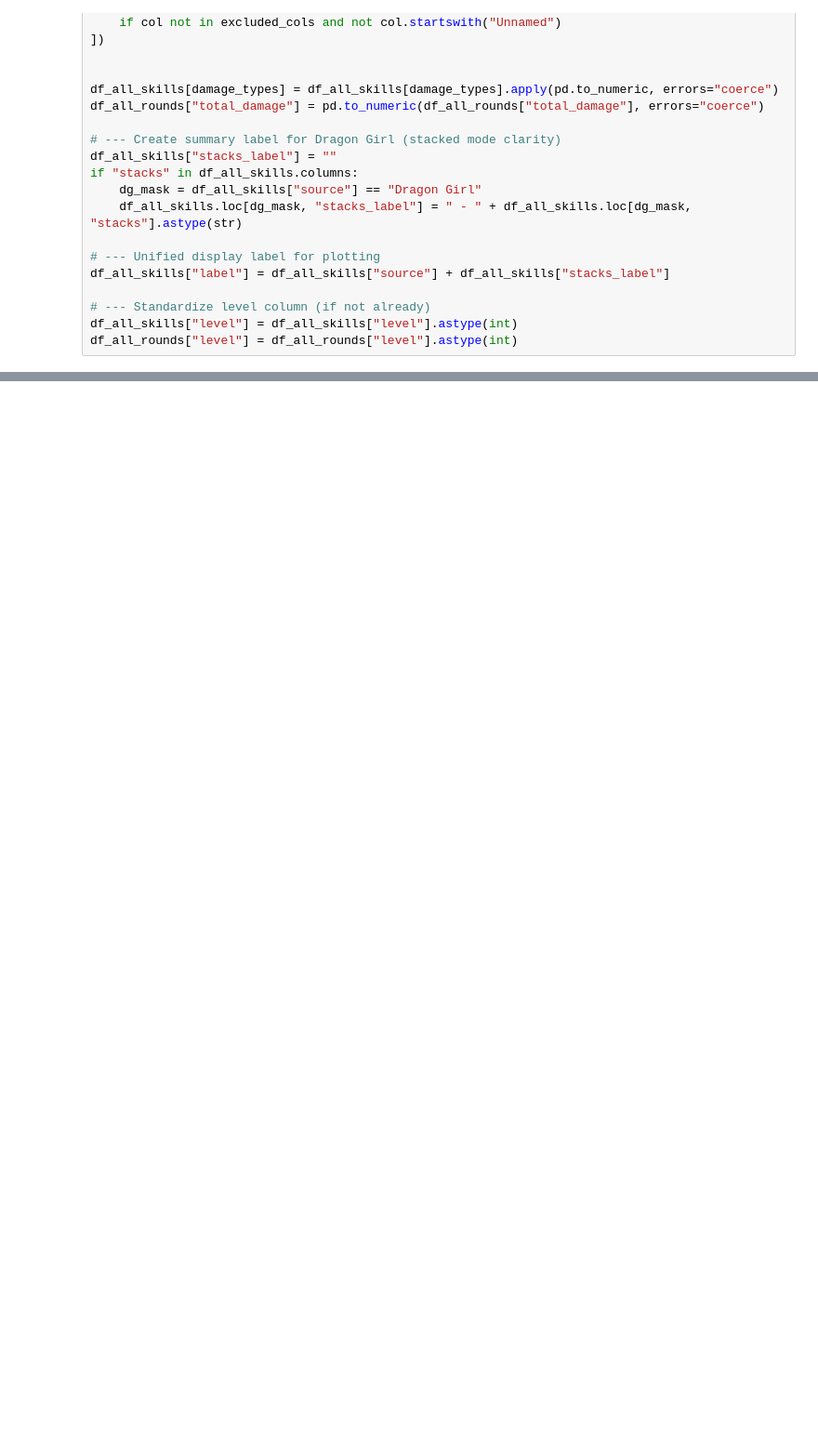
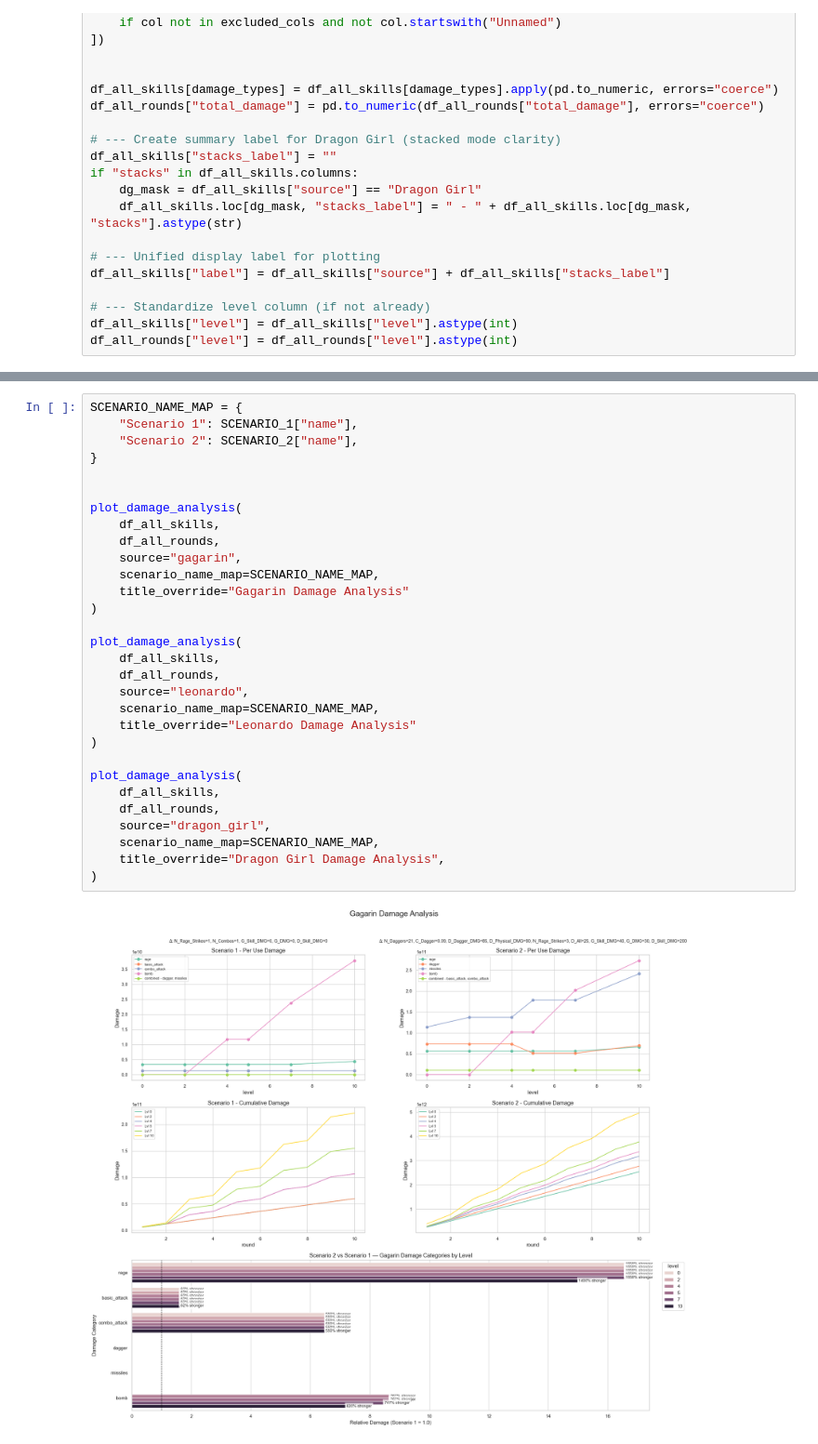
Before and after one commit to dextroxic/capybara_go_damage_formula, a Jupyter notebook: v1_adventure_comparison.ipynb, the cells around one changed output, grey strips where cells are left out. Shown at 93% size. Saved outputs shown, nothing was run; the diff lists cells and outputs as text; blank space fills up the shorter version.

Commit message:
modularize and create breakdown to validate damage

```diff
--- a/v1_adventure_comparison.ipynb
+++ b/v1_adventure_comparison.ipynb
@@ -1559,0 +1600,32 @@ plt.tight_layout(rect=[0, 0.03, 1, 0.95])
+# %%
+SCENARIO_NAME_MAP = {
+    "Scenario 1": SCENARIO_1["name"],
+    "Scenario 2": SCENARIO_2["name"],
+}
+
+
+plot_damage_analysis(
+    df_all_skills,
+    df_all_rounds,
+    source="gagarin",
+    scenario_name_map=SCENARIO_NAME_MAP,
+    title_override="Gagarin Damage Analysis"
+)
+
+plot_damage_analysis(
+    df_all_skills,
+    df_all_rounds,
+    source="leonardo",
+    scenario_name_map=SCENARIO_NAME_MAP,
+    title_override="Leonardo Damage Analysis"
+)
+
+plot_damage_analysis(
+    df_all_skills,
+    df_all_rounds,
+    source="dragon_girl",
+    scenario_name_map=SCENARIO_NAME_MAP,
+    title_override="Dragon Girl Damage Analysis",
+)
+# %% [output]
+[figure, added]
```
Also changed, not shown: parts of 19 cells of this notebook.
